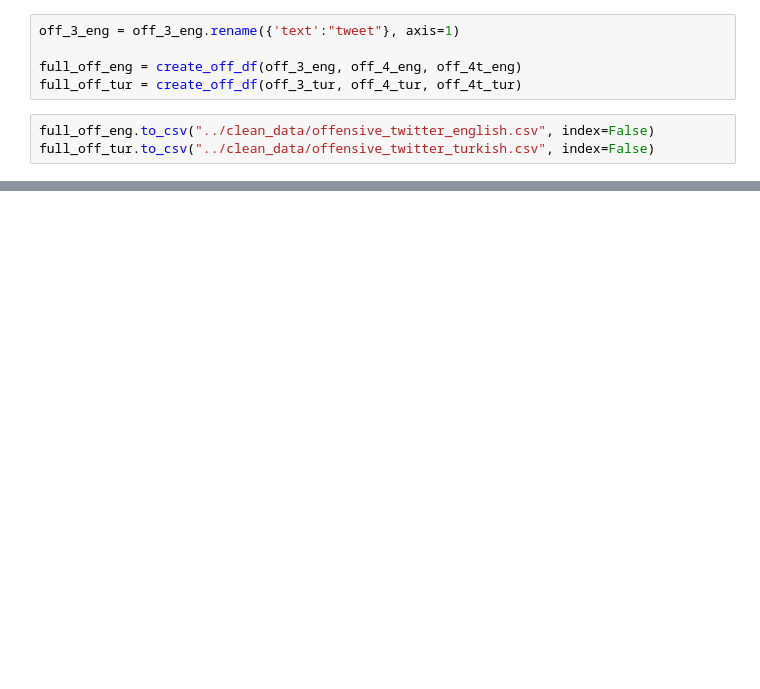
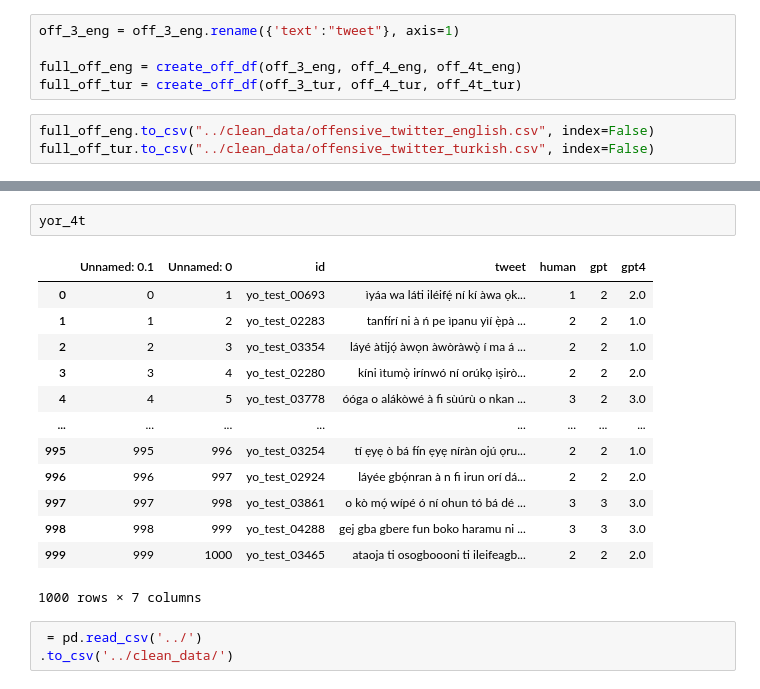
Before and after one commit to centre-for-humanities-computing/llm_annotation, a Jupyter notebook: src/clean_data.ipynb, the cells around one changed output, grey strips where cells are left out. Cells and saved outputs as stored; diff of their text form; blank space fills up the shorter version.

Commit message:
finished rathje data

```diff
--- a/src/clean_data.ipynb
+++ b/src/clean_data.ipynb
@@ -242,0 +421,19 @@ full_off_tur.to_csv("../clean_data/offensive_twitter_turkish.csv", index=False)
+# %%
+yor_4t
+# %% [output]
+|  | Unnamed: 0.1 | Unnamed: 0 | id | tweet | human | gpt | gpt4 |
+| 0 | 0 | 1 | yo_test_00693 | ìyáa wa láti iléifẹ́ ní kí àwa ọk... | 1 | 2 | 2.0 |
+| 1 | 1 | 2 | yo_test_02283 | tanfírí ni à ń pe ìpanu yìí ẹ̀pà ... | 2 | 2 | 1.0 |
+| 2 | 2 | 3 | yo_test_03354 | láyé àtijọ́ àwọn àwòràwọ̀ í ma á ... | 2 | 2 | 1.0 |
+| 3 | 3 | 4 | yo_test_02280 | kíni ìtumọ̀ irínwó ní orúkọ ìṣirò... | 2 | 2 | 2.0 |
+| 4 | 4 | 5 | yo_test_03778 | óóga o alákòwé à fi sùúrù o nkan ... | 3 | 2 | 3.0 |
+| ... | ... | ... | ... | ... | ... | ... | ... |
+| 995 | 995 | 996 | yo_test_03254 | tí ẹyẹ ò bá fín ẹyẹ níràn ojú ọru... | 2 | 2 | 1.0 |
+| 996 | 996 | 997 | yo_test_02924 | láyée gbọ́nran à n fi irun orí dá... | 2 | 2 | 2.0 |
+| 997 | 997 | 998 | yo_test_03861 | o kò mọ́ wípé ó ní ohun tó bá dé ... | 3 | 3 | 3.0 |
+| 998 | 998 | 999 | yo_test_04288 | gej gba gbere fun boko haramu ni ... | 3 | 3 | 3.0 |
+| 999 | 999 | 1000 | yo_test_03465 | ataoja ti osogboooni ti ileifeagb... | 2 | 2 | 2.0 |
+1000 rows × 7 columns
+# %%
+ = pd.read_csv('../')
+.to_csv('../clean_data/')
```
Also changed, not shown: parts of 46 cells of this notebook, 1 other file.
